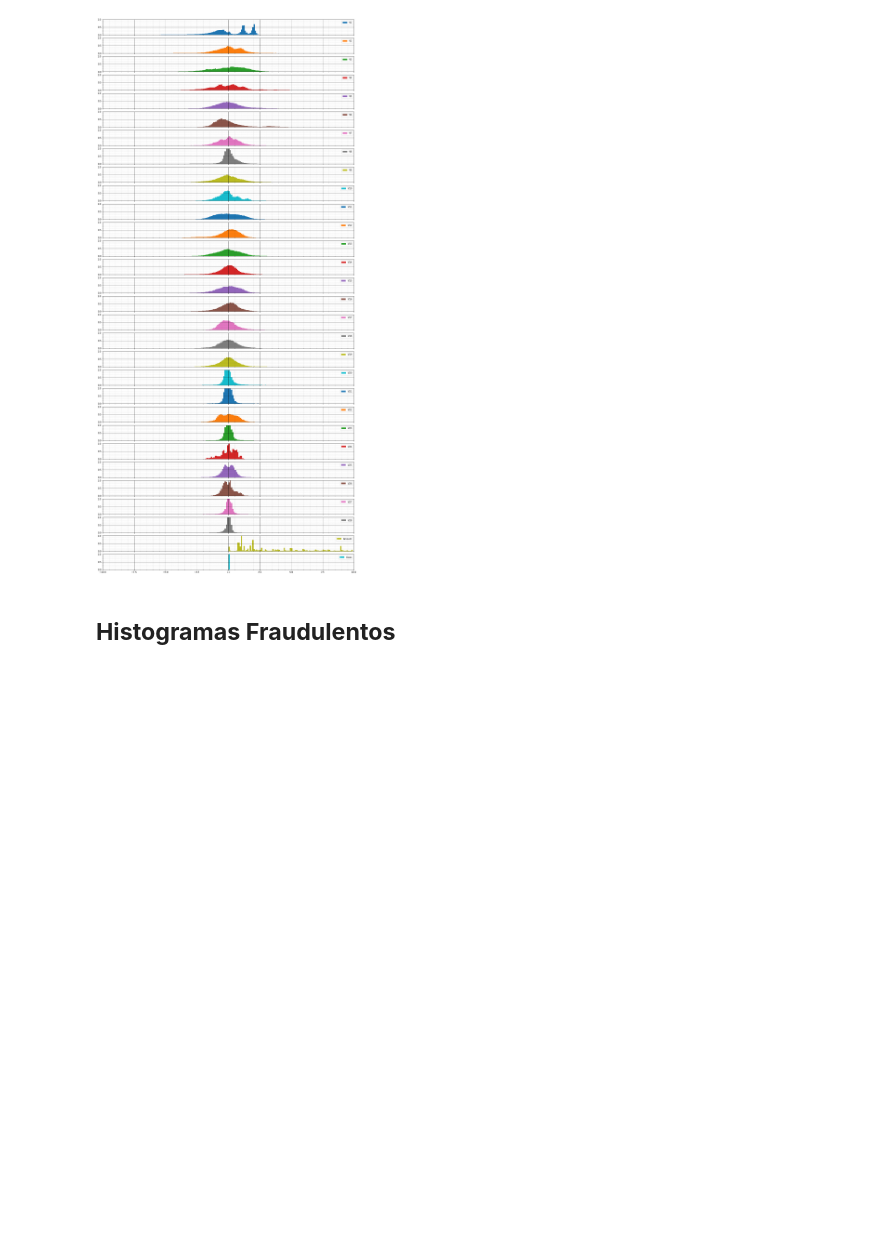
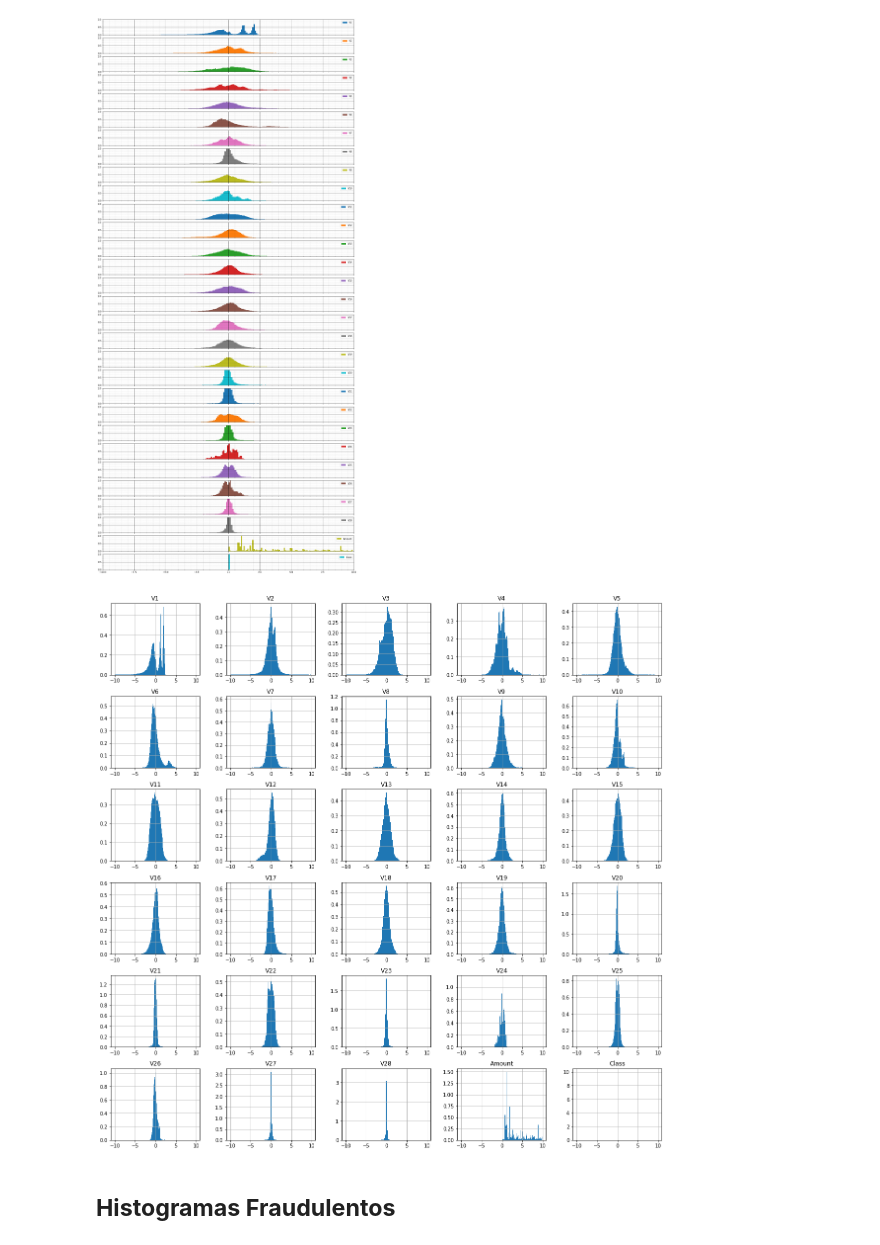
Before and after one commit to MarceloCapeletti/creditcard_fraud_detection, a Jupyter notebook: projeto_credit_card_fraud_detection.ipynb, the cells around one changed output. Saved outputs shown, nothing was run; the diff lists cells and outputs as text; code cells hidden in the pictures; blank space fills up the shorter version.

```diff
--- a/projeto_credit_card_fraud_detection.ipynb
+++ b/projeto_credit_card_fraud_detection.ipynb
@@ -201,6 +212,10 @@ for subplot in ax:
   subplot = Custom_Ax(subplot)
 # %% [output]
 [figure]
+# %%
+ax = df_credit.iloc[:,1:31].query('Class == 0').hist(figsize=(20,20),bins=np.arange(-10, 10, .1),density=True)
+# %% [output]
+[figure, added]
 # %% [markdown]
 ## **Histogramas Fraudulentos**
 # %%
```
Also changed, not shown: parts of 15 cells of this notebook.
